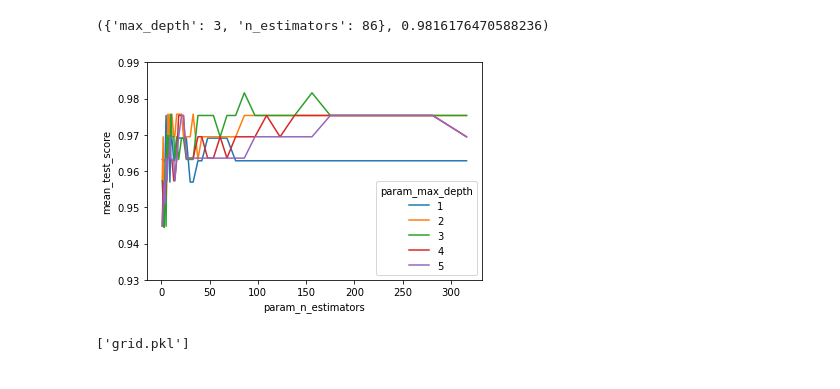
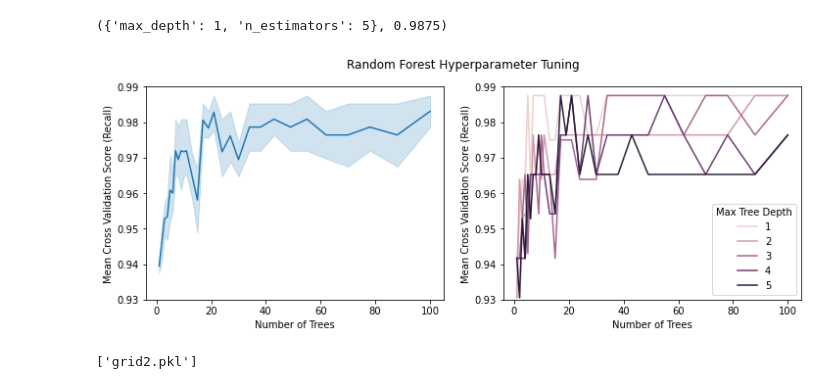
Before and after one commit to UCB-stat-159-s22/hw07-group10, a Jupyter notebook: random_forest.ipynb, the cells around one changed output. Saved outputs shown, nothing was run; the diff lists cells and outputs as text; code cells hidden in the pictures.

Commit message:
trial 2

```diff
--- a/random_forest.ipynb
+++ b/random_forest.ipynb
@@ -34,30 +34,33 @@ X_train, X_test, y_train, y_test = train_test_split(X, y, test_size=0.33, random
 # %%
 ## Grid search cross validation
 # Define param_grid
-param_grid = {"n_estimators" : (10**np.linspace(0, 2.5, 50)).astype(int),
+param_grid = {"n_estimators" : (10**np.linspace(0, 2, 40)).astype(int),
               "max_depth" : [1,2,3,4,5]}
 # Define random forest model
 rf_model = RandomForestClassifier(random_state=42)
 # %%
 # Grid search cross validation
-grid = GridSearchCV(rf_model, param_grid, scoring="accuracy", cv=10)
+grid = GridSearchCV(rf_model, param_grid, scoring="recall", cv=10)
 grid.fit(X_train, y_train)
 # Print best result
 grid.best_params_, grid.best_score_
 # %% [output]
-({'max_depth': 3, 'n_estimators': 86}, 0.9816176470588236)
+({'max_depth': 1, 'n_estimators': 5}, 0.9875)
 # %%
 cv_results = pd.DataFrame(grid.cv_results_)
 
-plt.figure(figsize=(6,4))
-sns.lineplot("param_n_estimators", "mean_test_score", data=cv_results, hue="param_max_depth", palette="tab10")
-plt.ylim(0.93, 0.99)
-plt.savefig("trial1.png")
+fig, axs = plt.subplots(1, 2, figsize=(12,4))
+sns.lineplot("param_n_estimators", "mean_test_score", data=cv_results, ax = axs[0])
+sns.lineplot("param_n_estimators", "mean_test_score", data=cv_results, hue = "param_max_depth", ax = axs[1])
+plt.suptitle("Random Forest Hyperparameter Tuning")
+for ax in axs:
+    ax.set(xlabel="Number of Trees", ylabel="Mean Cross Validation Score (Recall)", ylim=(0.93, 0.99))
+axs[1].legend(title="Max Tree Depth")
+plt.savefig("trial2.png")
 # %% [output]
-[figure, old version]
+[figure, new version]
 # %%
 import joblib
-
-joblib.dump(grid, 'grid.pkl')
+joblib.dump(grid, 'grid2.pkl')
 # %% [output]
-['grid.pkl']
+['grid2.pkl']
```
